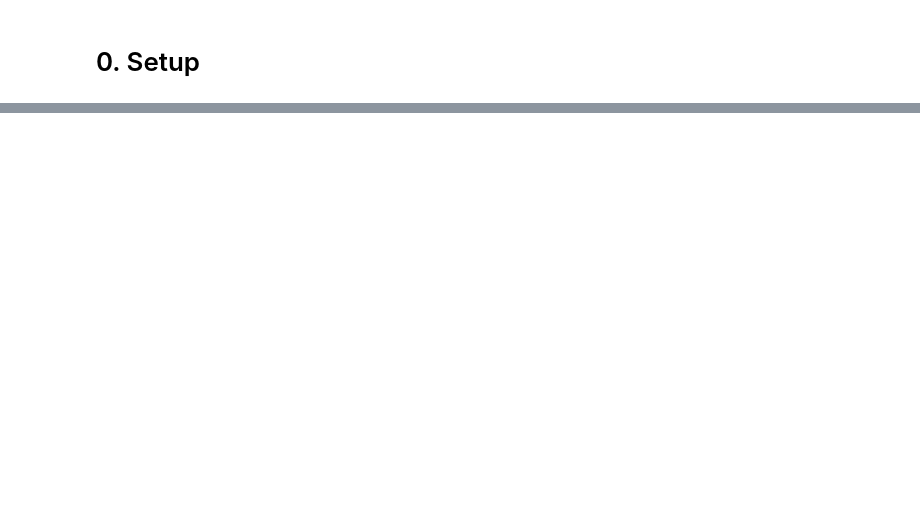
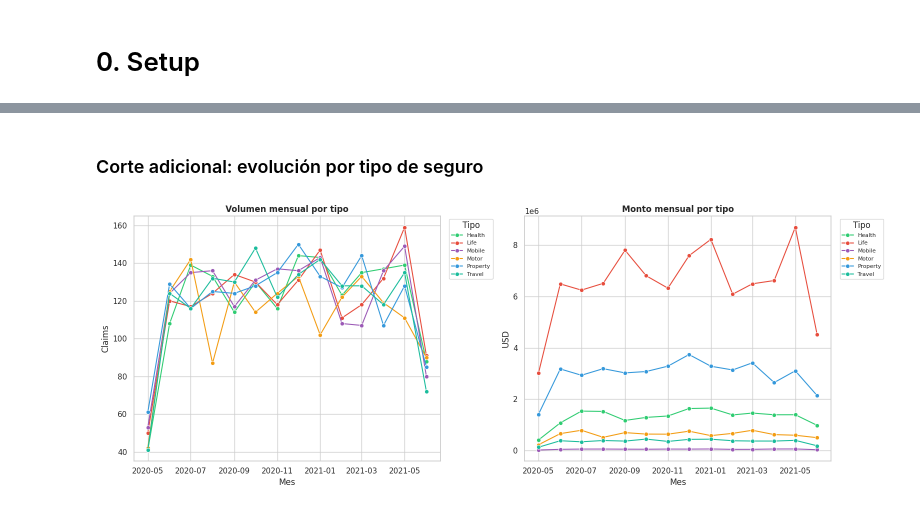
Before and after one commit to SantyPereyra01/Challenge-TEKNE, a Jupyter notebook: 02_analytics_negocio.ipynb, the cells around one changed output, grey strips where cells are left out. Saved outputs shown, nothing was run; the diff lists cells and outputs as text; code cells hidden in the pictures; blank space fills up the shorter version.

```diff
--- a/02_analytics_negocio.ipynb
+++ b/02_analytics_negocio.ipynb
@@ -729,0 +374,39 @@ Las variables más relevantes para predecir si un claim será denegado son:
+# %% [markdown]
+### Corte adicional: evolución por tipo de seguro
+# %%
+# =========================
+# Evolución mensual por tipo de seguro
+# =========================
+# Este corte permite ver si Life domina el monto mes a mes (spoiler: sí).
+
+monthly_by_type = (
+    claims.groupby(["loss_month", "insurance_type"], dropna=False)
+    .agg(
+        volumen=("transaction_id", "count"),
+        monto_total=("claim_amount", "sum"),
+    )
+    .reset_index()
+    .sort_values(["loss_month", "insurance_type"])
+)
+
+fig, axes = plt.subplots(1, 2, figsize=(16, 6))
+
+sns.lineplot(data=monthly_by_type, x="loss_month", y="volumen", hue="insurance_type",
+             marker="o", palette=INSURANCE_PALETTE, ax=axes[0])
+axes[0].set_title("Volumen mensual por tipo", fontweight="bold")
+axes[0].set_xlabel("Mes")
+axes[0].set_ylabel("Claims")
+axes[0].legend(title="Tipo", bbox_to_anchor=(1.02, 1), loc="upper left", fontsize=8)
+
+sns.lineplot(data=monthly_by_type, x="loss_month", y="monto_total", hue="insurance_type",
+             marker="o", palette=INSURANCE_PALETTE, ax=axes[1])
+axes[1].set_title("Monto mensual por tipo", fontweight="bold")
+axes[1].set_xlabel("Mes")
+axes[1].set_ylabel("USD")
+axes[1].legend(title="Tipo", bbox_to_anchor=(1.02, 1), loc="upper left", fontsize=8)
+
+plt.tight_layout()
+plt.savefig("evolucion_por_tipo.png", dpi=150, bbox_inches="tight")
+plt.show()
+# %% [output]
+[figure, added]
```
Also changed, not shown: parts of 65 cells of this notebook, 13 other files.
